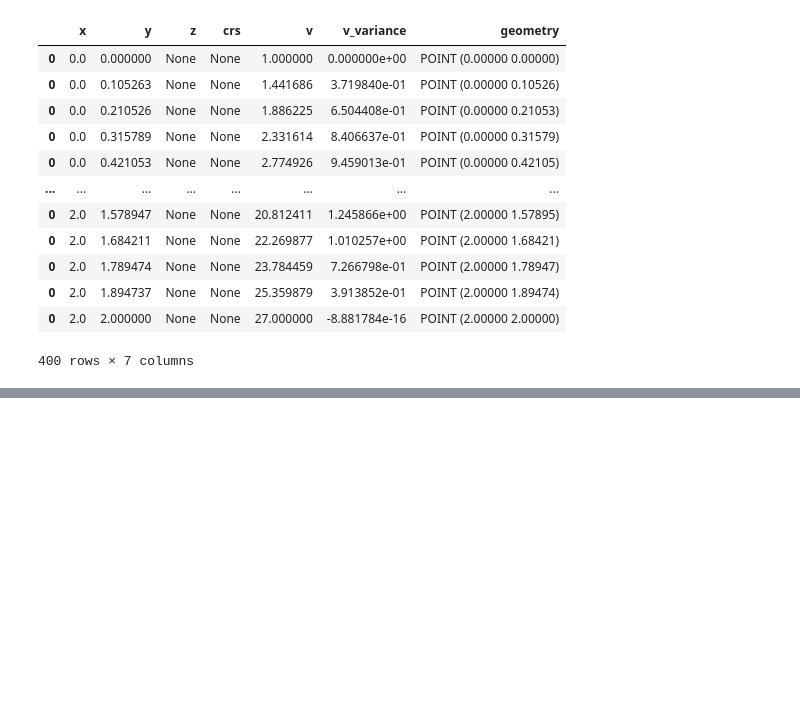
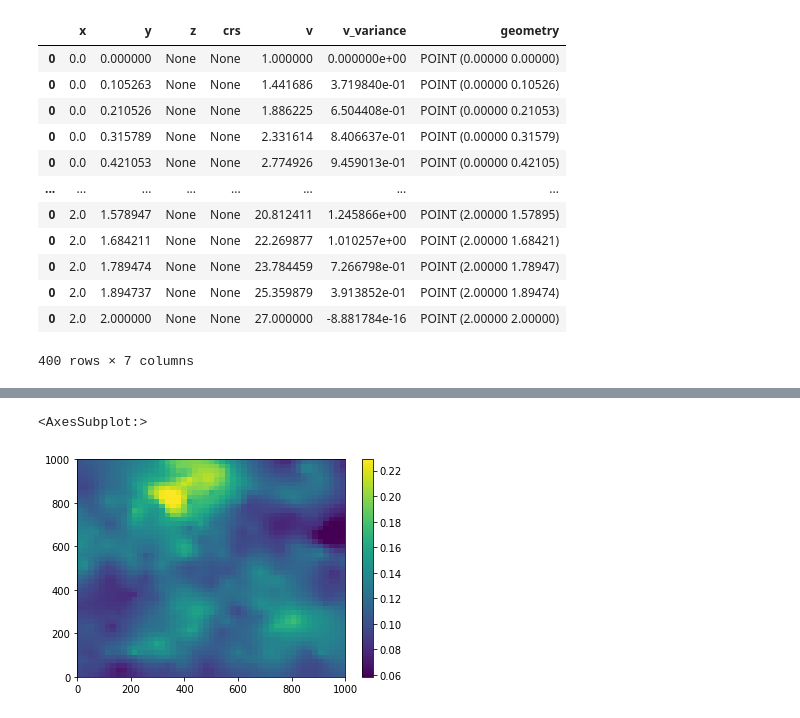
Before and after one commit to scuervo91/volumetricspy, a Jupyter notebook: docs/examples/3-Points/krigging.ipynb, the cells around one changed output, grey strips where cells are left out. Drawn from its saved outputs; the diff is of its cells as text; code cells hidden in the pictures; blank space fills up the shorter version.

```diff
--- a/docs/examples/3-Points/krigging.ipynb
+++ b/docs/examples/3-Points/krigging.ipynb
@@ -102,3 +94,8 @@ wm.df()
 | 0 | 2.0 | 1.894737 | None | None | 25.359879 | 3.913852e-01 | POINT (2.00000 1.89474) |
 | 0 | 2.0 | 2.000000 | None | None | 27.000000 | -8.881784e-16 | POINT (2.00000 2.00000) |
 400 rows × 7 columns
+# %%
+#df = pd.read_csv('sample_data_biased.csv')     # load our data table
+df2 = pd.read_csv('https://raw.githubusercontent.com/GeostatsGuy/GeoDataSets/master/sample_data_biased.csv')
+dcp2 = CloudPoints().from_df(df2, x='X',y='Y', fields=['Facies','Porosity','Perm'])
+dcp2.df()
@@ -104,0 +127,6 @@ wm.df()
+# %%
+sc = NScaler()
+sc.fit(dcp2.df()['Porosity'])
+pnorm = sc.transform(dcp2.df()['Porosity'])
+dcp2.add_field(pnorm, 'pnorm')
+dcp2.df().describe()
@@ -104,0 +143,13 @@ wm.df()
+# %%
+xn = np.linspace(0,1000,50)
+yn = np.linspace(0,1000,50)
+
+xx, yy = np.meshgrid(xn, yn)
+
+dfun = pd.DataFrame({"x":xx.flatten(order='F'),"y":yy.flatten(order='F')})
+cp2 = CloudPoints().from_df(dfun, x='x',y='y')
+wm = s.ordinary_kriging(dcp2,cp2,v='pnorm')
+
+df_un = wm.df()
+df_un['porosity'] = sc.inverse(df_un['pnorm'])
+df_un
@@ -104,0 +170,5 @@ wm.df()
+# %%
+wm.add_fields_from_df(df_un, ['porosity'])
+# %% [output]
+<AxesSubplot:>
+[figure, added]
```
Also changed, not shown: parts of 12 cells of this notebook, 4 other files.
